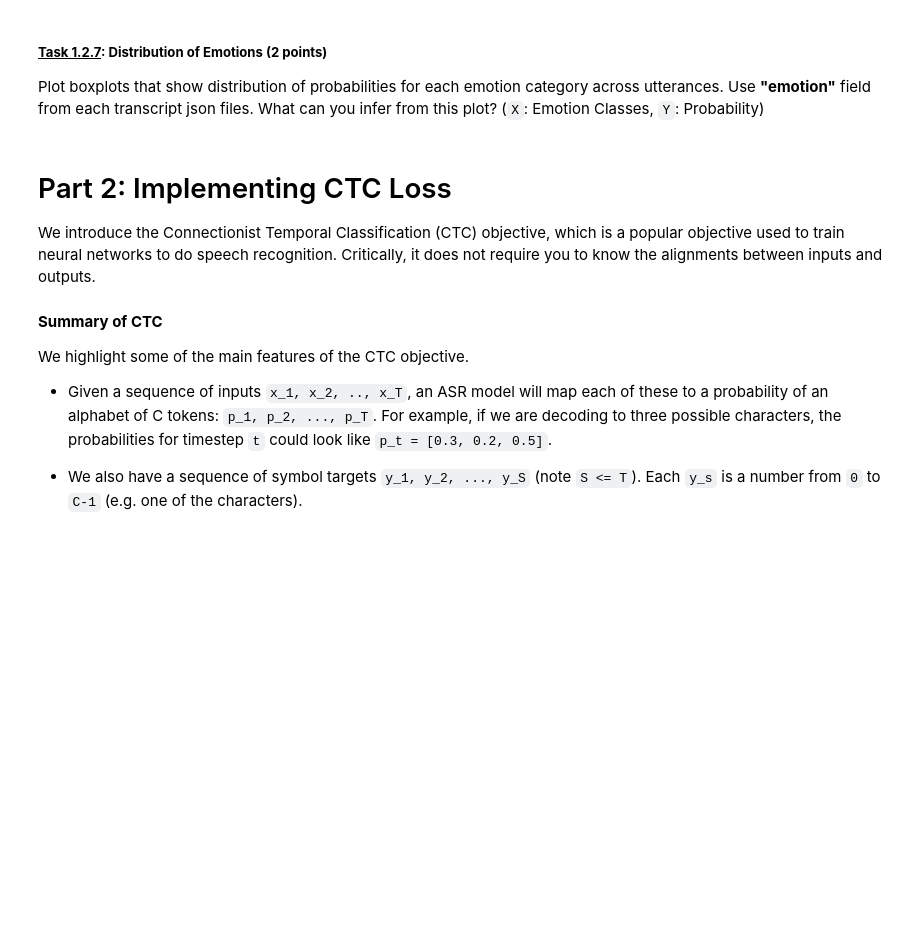
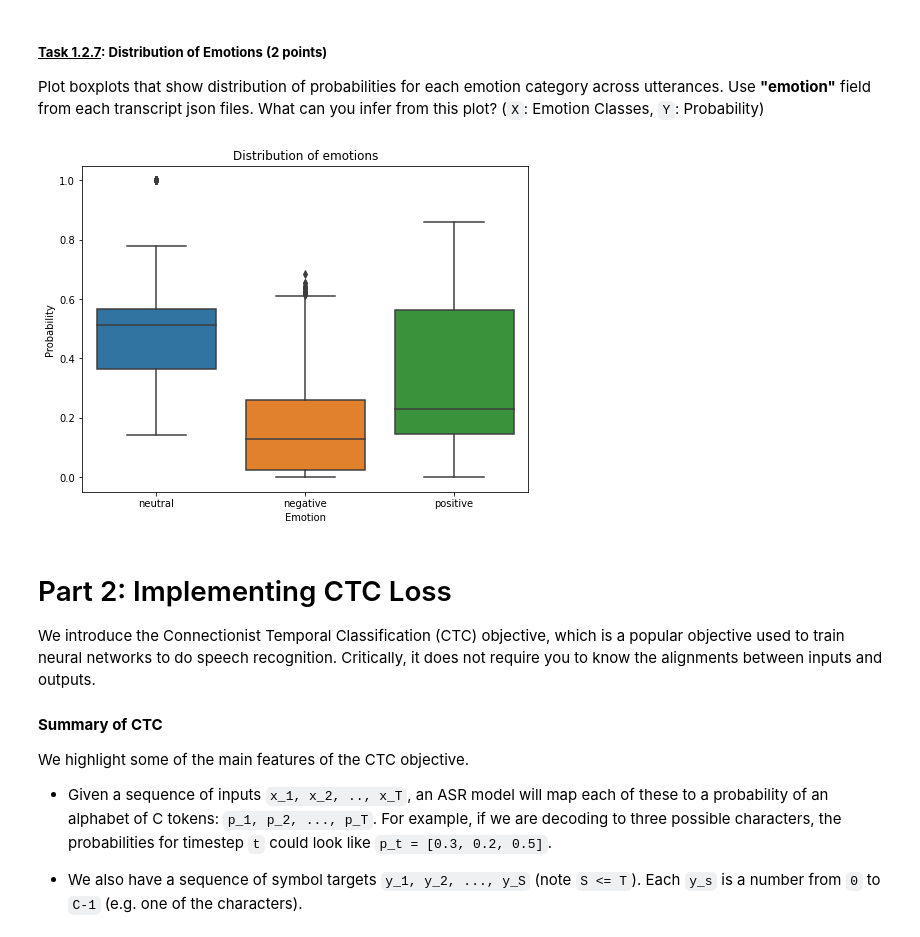
Before and after one commit to maya-ami/speech-processing-notes, a Jupyter notebook: speech db stats & CTC implementation.ipynb, the cells around one changed output. Saved outputs shown, nothing was run; the diff lists cells and outputs as text; code cells hidden in the pictures; blank space fills up the shorter version.

```diff
--- a/speech db stats & CTC implementation.ipynb
+++ b/speech db stats & CTC implementation.ipynb
@@ -420,3 +459,29 @@ pass
+# %%
+#############################
+#### YOUR CODE GOES HERE ####
+neutral = []
+negative = []
+positive = []
+
+for file in os.listdir(transcript_path):
+  with open(os.path.join(transcript_path, file), 'rb') as f:
+    for utt in json.load(f):
+        neutral.append(utt['emotion']['neutral'])
+        negative.append(utt['emotion']['negative'])
+        positive.append(utt['emotion']['positive'])
+
+neutral_df = pd.DataFrame({'Probability':neutral, 'Emotion':'neutral'})
+negative_df = pd.DataFrame({'Probability':negative, 'Emotion':'negative'})
+positive_df = pd.DataFrame({'Probability':positive, 'Emotion':'positive'})
+emo_df = pd.concat([neutral_df, negative_df, positive_df])
+
+plt.figure(figsize=(8,6))
+plt.title('Distribution of emotions')
+sns.boxplot(x='Emotion', y='Probability', data=emo_df)
+plt.show()
+#############################
+# %% [output]
+[figure, added]
 # %% [markdown]
 # Part 2: Implementing CTC Loss
 
```
Also changed, not shown: parts of 4 cells of this notebook.
